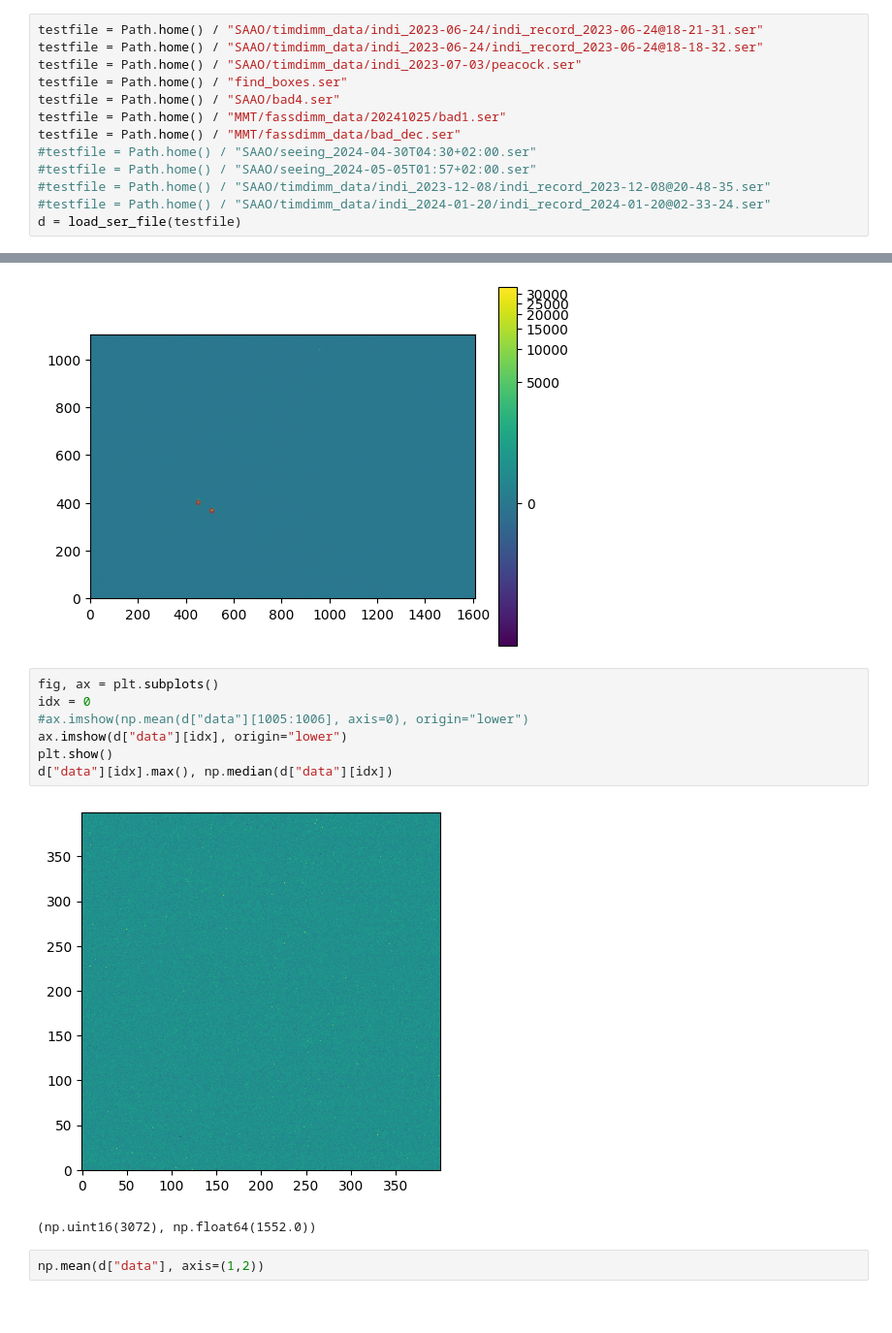
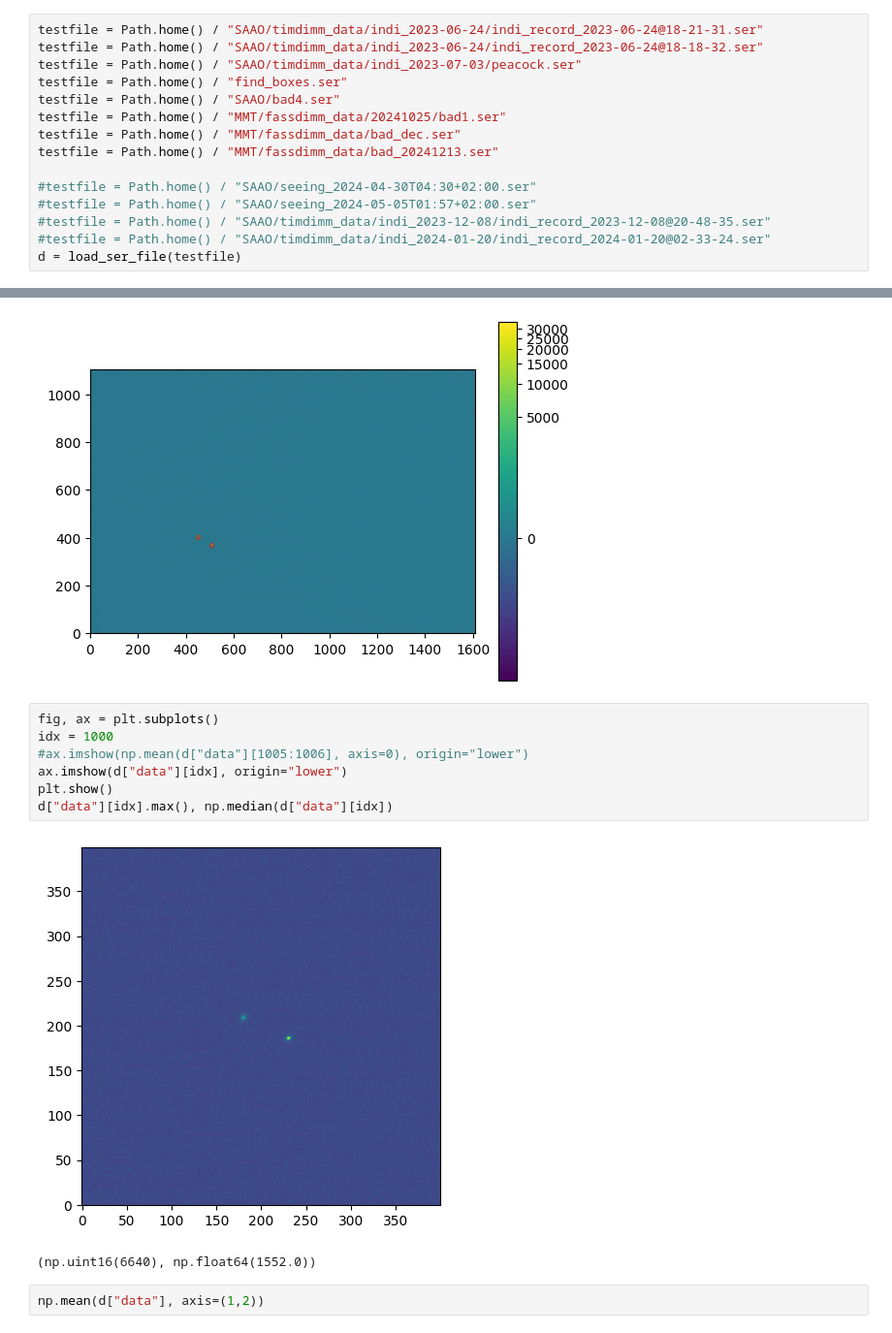
Before and after one commit to tepickering/ser_utils, a Jupyter notebook: notebooks/dimm_dev.ipynb, the cells around one changed output, grey strips where cells are left out. Shown at 97% size. Cells and saved outputs as stored; diff of their text form.

```diff
--- a/notebooks/dimm_dev.ipynb
+++ b/notebooks/dimm_dev.ipynb
@@ -94,6 +94,8 @@ testfile = Path.home() / "find_boxes.ser"
 testfile = Path.home() / "SAAO/bad4.ser"
 testfile = Path.home() / "MMT/fassdimm_data/20241025/bad1.ser"
 testfile = Path.home() / "MMT/fassdimm_data/bad_dec.ser"
+testfile = Path.home() / "MMT/fassdimm_data/bad_20241213.ser"
+
 #testfile = Path.home() / "SAAO/seeing_2024-04-30T04:30+02:00.ser"
 #testfile = Path.home() / "SAAO/seeing_2024-05-05T01:57+02:00.ser"
 #testfile = Path.home() / "SAAO/timdimm_data/indi_2023-12-08/indi_record_2023-12-08@20-48-35.ser"
@@ -120,14 +122,14 @@ ap_stats.fwhm, ap_stats.sum
 [figure]
 # %%
 fig, ax = plt.subplots()
-idx = 0
+idx = 1000
 #ax.imshow(np.mean(d["data"][1005:1006], axis=0), origin="lower")
 ax.imshow(d["data"][idx], origin="lower")
 plt.show()
 d["data"][idx].max(), np.median(d["data"][idx])
 # %% [output]
-[figure, old version]
+[figure, new version]
-(np.uint16(3072), np.float64(1552.0))
+(np.uint16(6640), np.float64(1552.0))
 # %%
 np.mean(d["data"], axis=(1,2))
 # %% [output]
```
Also changed, not shown: parts of 1 cell of this notebook, 1 other file.
